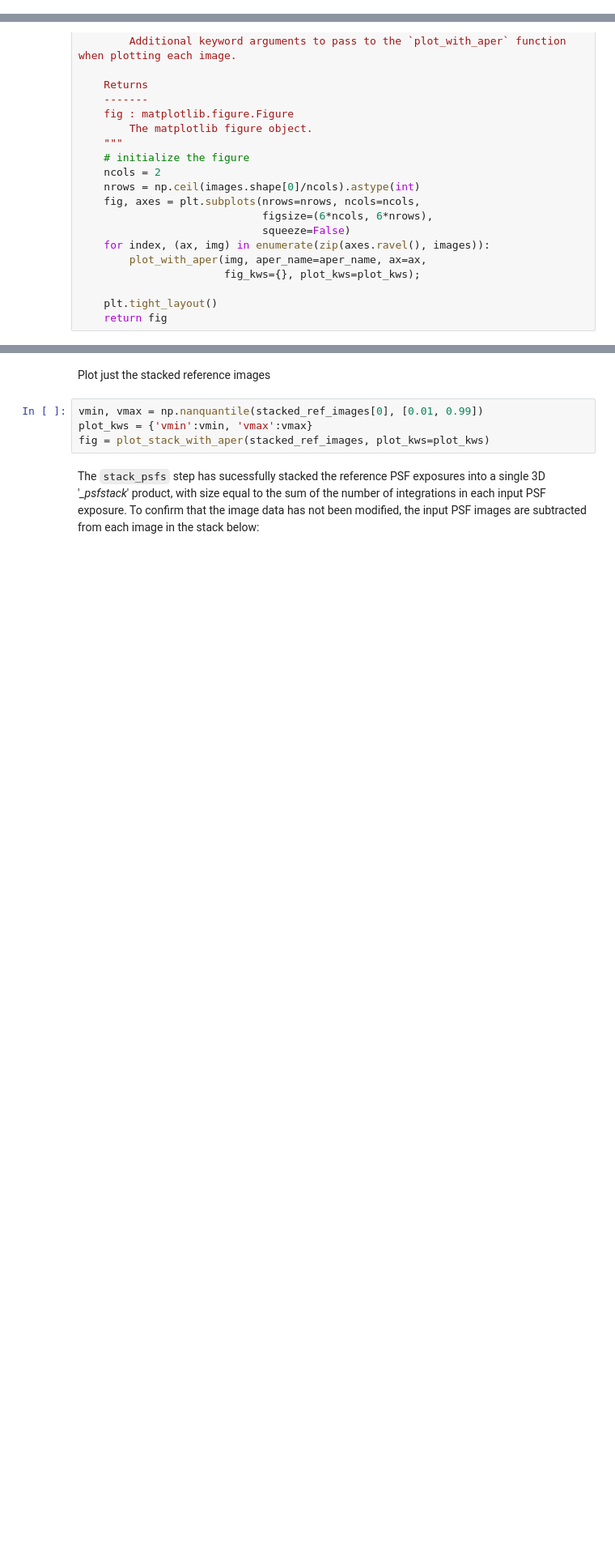
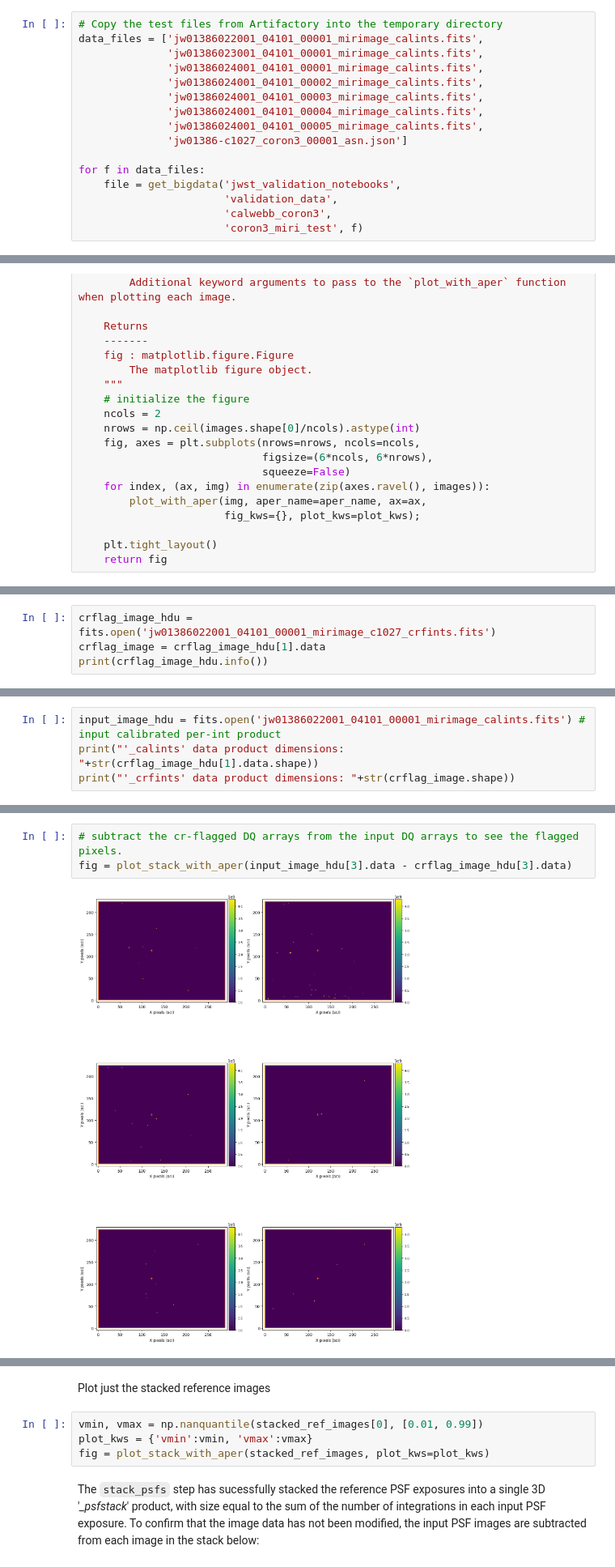
Before and after one commit to spacetelescope/jwst_validation_notebooks, a Jupyter notebook: jwst_validation_notebooks/calwebb_coron3/jwst_calcoron3_miri_test.ipynb, the cells around one changed output, grey strips where cells are left out. Shown at 81% size. Saved outputs shown, nothing was run; the diff lists cells and outputs as text; blank space fills up the shorter version.

```diff
--- a/jwst_validation_notebooks/calwebb_coron3/jwst_calcoron3_miri_test.ipynb
+++ b/jwst_validation_notebooks/calwebb_coron3/jwst_calcoron3_miri_test.ipynb
@@ -317,0 +210,16 @@ write_dummy_asn(asn_filename, "01386_hd141569a_1140", file_dict)
+# %%
+# Copy the test files from Artifactory into the temporary directory
+data_files = ['jw01386022001_04101_00001_mirimage_calints.fits',
+              'jw01386023001_04101_00001_mirimage_calints.fits',
+              'jw01386024001_04101_00001_mirimage_calints.fits',
+              'jw01386024001_04101_00002_mirimage_calints.fits',
+              'jw01386024001_04101_00003_mirimage_calints.fits',
+              'jw01386024001_04101_00004_mirimage_calints.fits',
+              'jw01386024001_04101_00005_mirimage_calints.fits',
+              'jw01386-c1027_coron3_00001_asn.json']
+
+for f in data_files:
+    file = get_bigdata('jwst_validation_notebooks',
+                       'validation_data',
+                       'calwebb_coron3',
+                       'coron3_miri_test', f)
@@ -432,0 +382,4 @@ def plot_stack_with_aper(images, aper_name=aper_name, fig_kws={}, plot_kws={}):
+# %%
+crflag_image_hdu = fits.open('jw01386022001_04101_00001_mirimage_c1027_crfints.fits')
+crflag_image = crflag_image_hdu[1].data
+print(crflag_image_hdu.info())
@@ -432,0 +399,4 @@ def plot_stack_with_aper(images, aper_name=aper_name, fig_kws={}, plot_kws={}):
+# %%
+input_image_hdu = fits.open('jw01386022001_04101_00001_mirimage_calints.fits') # input calibrated per-int product
+print("'_calints' data product dimensions: "+str(crflag_image_hdu[1].data.shape))
+print("'_crfints' data product dimensions: "+str(crflag_image.shape))
@@ -433 +409,6 @@ def plot_stack_with_aper(images, aper_name=aper_name, fig_kws={}, plot_kws={}):
+# %%
+# subtract the cr-flagged DQ arrays from the input DQ arrays to see the flagged pixels.
+fig = plot_stack_with_aper(input_image_hdu[3].data - crflag_image_hdu[3].data)
+# %% [output]
+[figure, added]
 # %% [markdown]
```
Also changed, not shown: parts of 36 cells of this notebook.
